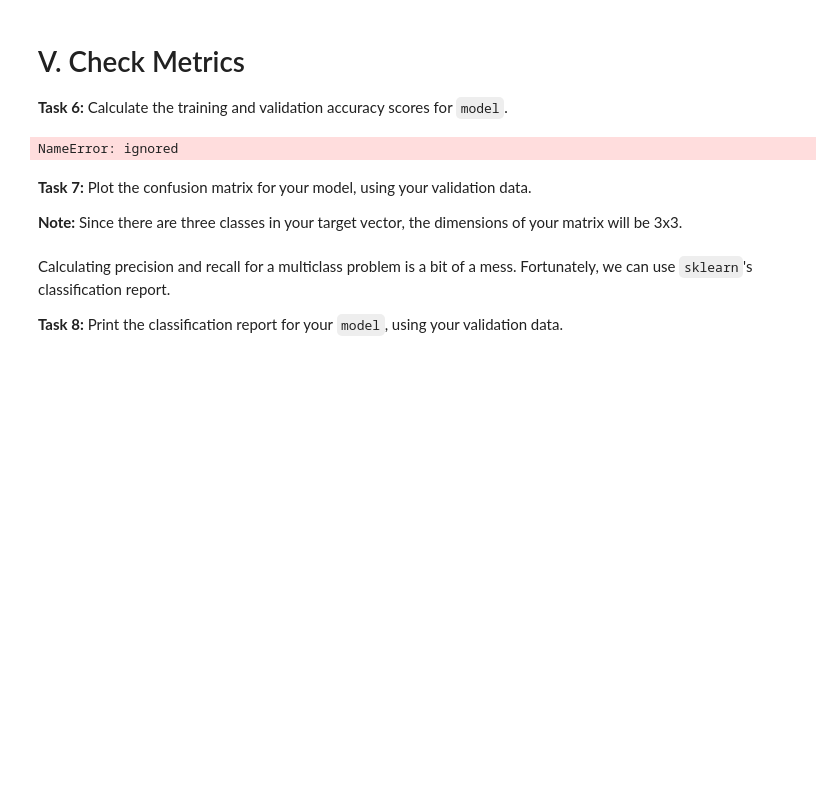
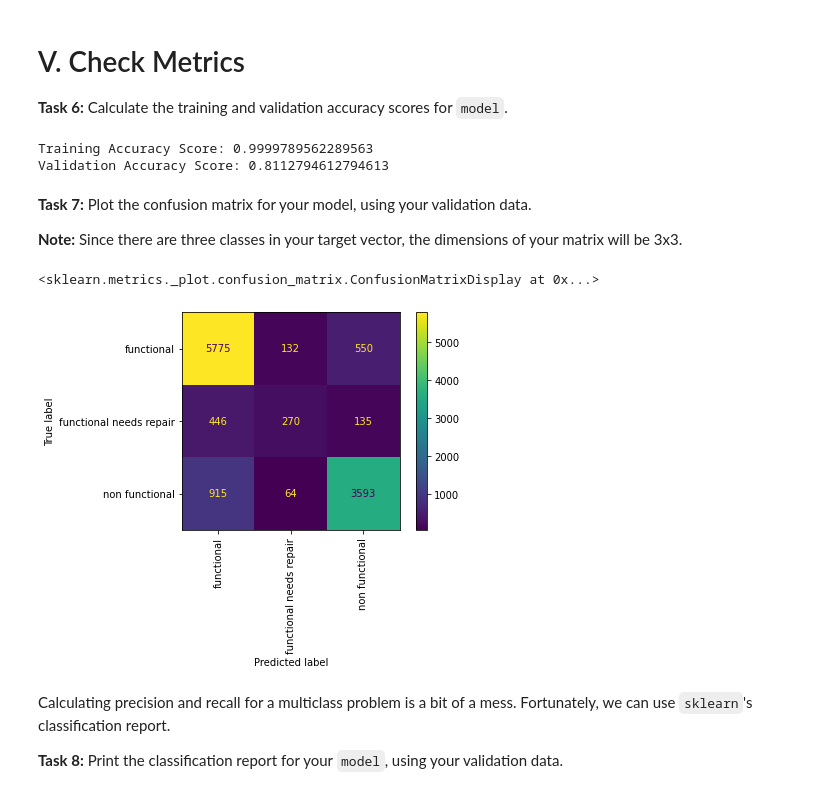
Before and after one commit to write2nk/DS-Unit-2-Kaggle-Challenge, a Jupyter notebook: module4-classification-metrics/LS_DS_224_assignment.ipynb, the cells around one changed output. Saved outputs shown, nothing was run; the diff lists cells and outputs as text; code cells hidden in the pictures; blank space fills up the shorter version.

```diff
--- a/module4-classification-metrics/LS_DS_224_assignment.ipynb
+++ b/module4-classification-metrics/LS_DS_224_assignment.ipynb
@@ -156,14 +156,11 @@ Name: status_group, dtype: float64
 from sklearn.pipeline import make_pipeline
 import category_encoders as ce
 from sklearn.impute import SimpleImputer
-from sklearn.linear_model import LogisticRegression
 from sklearn.ensemble import RandomForestClassifier
 model_rf = make_pipeline(
-    #ce.OrdinalEncoder(),
-    ce.OneHotEncoder(use_cat_names=True),
+    ce.OrdinalEncoder(),
     SimpleImputer(strategy='median'),
-    LogisticRegression()
-    #RandomForestClassifier()
+    RandomForestClassifier(n_estimators=150, random_state=42, n_jobs=-1)
 )
 model_rf.fit(X_train, y_train);
 # %% [markdown]
@@ -171,13 +168,16 @@ model_rf.fit(X_train, y_train);
 
 **Task 6:** Calculate the training and validation accuracy scores for `model`.
 # %%
+from sklearn.metrics import accuracy_score
 training_acc = model_rf.score(X_train, y_train)
-val_acc = model_rf.score(X_val, y_val)
+y_pred = model_rf.predict(X_val)
+val_acc = accuracy_score(y_val, y_pred)
 
 print('Training Accuracy Score:', training_acc)
 print('Validation Accuracy Score:', val_acc)
 # %% [output]
-NameError: ignored
+Training Accuracy Score: 0.9999789562289563
+Validation Accuracy Score: 0.8112794612794613
 # %% [markdown]
 **Task 7:** Plot the confusion matrix for your model, using your validation data.
 
@@ -187,3 +185,10 @@ NameError: ignored
+# %%
+# Plot 3x3 confusion matrix
+from sklearn.metrics import plot_confusion_matrix
+plot_confusion_matrix(model_rf, X_val, y_val, values_format='.0f', xticks_rotation='vertical')
+# %% [output]
+<sklearn.metrics._plot.confusion_matrix.ConfusionMatrixDisplay at 0x...>
+[figure, added]
 # %% [markdown]
 Calculating precision and recall for a multiclass problem is a bit of a mess. Fortunately, we can use `sklearn`'s classification report.
 
```
Also changed, not shown: parts of 9 cells of this notebook.
